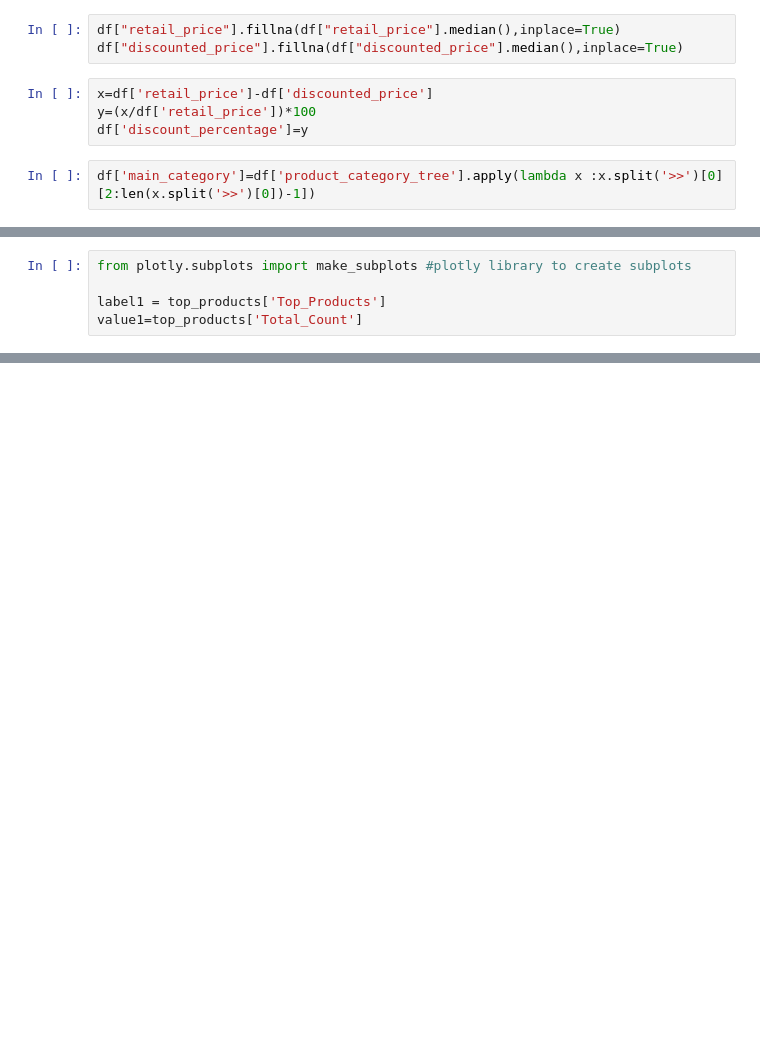
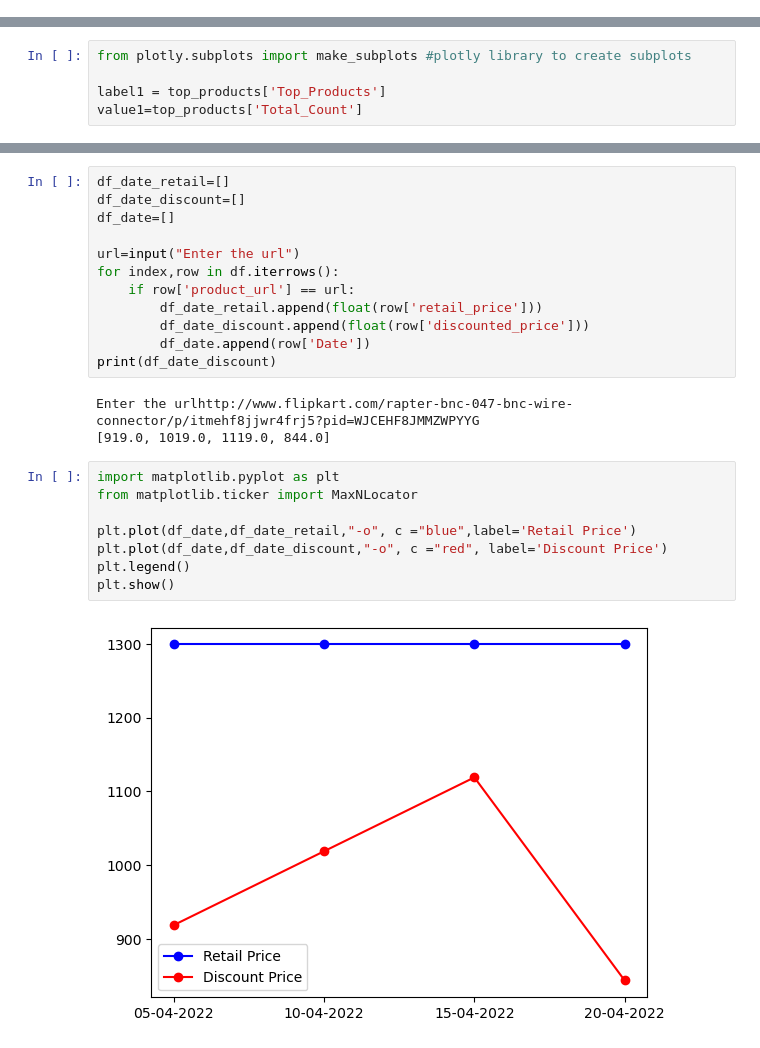
Before and after one commit to jaifin31/Flipkart-Analysis, a Jupyter notebook: original dataset/Flipkart price.ipynb, the cells around one changed output, grey strips where cells are left out. Drawn from its saved outputs; the diff is of its cells as text; blank space fills up the shorter version.

```diff
--- a/original dataset/Flipkart price.ipynb
+++ b/original dataset/Flipkart price.ipynb
@@ -35,9 +25,0 @@ dtype: int64
-# %%
-df["retail_price"].fillna(df["retail_price"].median(),inplace=True)
-df["discounted_price"].fillna(df["discounted_price"].median(),inplace=True)
-# %%
-x=df['retail_price']-df['discounted_price']
-y=(x/df['retail_price'])*100
-df['discount_percentage']=y
-# %%
-df['main_category']=df['product_category_tree'].apply(lambda x :x.split('>>')[0][2:len(x.split('>>')[0])-1])
@@ -91,0 +37,25 @@ fig_area2.show()
+# %%
+df_date_retail=[]
+df_date_discount=[]
+df_date=[]
+
+url=input("Enter the url")
+for index,row in df.iterrows():
+    if row['product_url'] == url:
+        df_date_retail.append(float(row['retail_price']))
+        df_date_discount.append(float(row['discounted_price']))
+        df_date.append(row['Date'])
+print(df_date_discount)
+# %% [output]
+Enter the urlhttp://www.flipkart.com/rapter-bnc-047-bnc-wire-connector/p/itmehf8jjwr4frj5?pid=WJCEHF8JMMZWPYYG
+[919.0, 1019.0, 1119.0, 844.0]
+# %%
+import matplotlib.pyplot as plt
+from matplotlib.ticker import MaxNLocator
+
+plt.plot(df_date,df_date_retail,"-o", c ="blue",label='Retail Price')
+plt.plot(df_date,df_date_discount,"-o", c ="red", label='Discount Price')
+plt.legend()
+plt.show()
+# %% [output]
+[figure, added]
```
Also changed, not shown: parts of 8 cells of this notebook, 2 other files.
